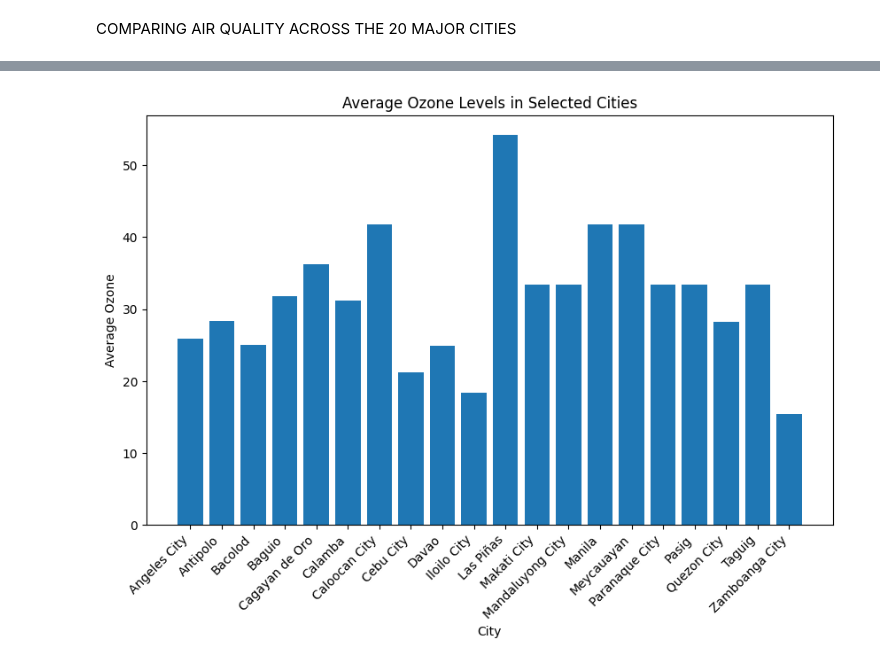
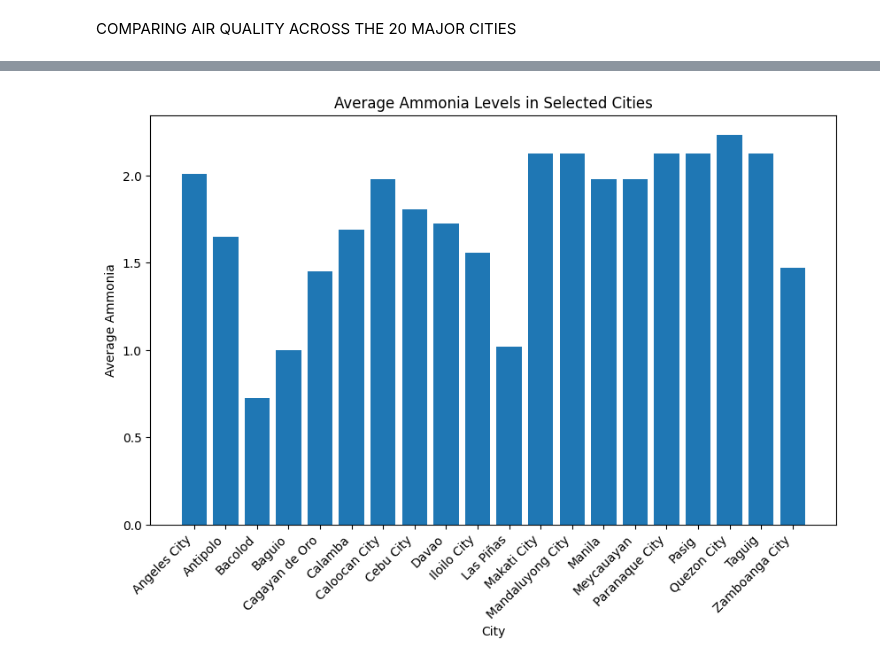
Before and after one commit to ParantarUrielAlexis/Spotify-Analysis, a Jupyter notebook: data.ipynb, the cells around one changed output, grey strips where cells are left out. Cells and saved outputs as stored; diff of their text form; code cells hidden in the pictures.

```diff
--- a/data.ipynb
+++ b/data.ipynb
@@ -255,6 +255,7 @@ filtered_df = df[df['city_name'].isin(desired_cities)]
 # Select the desired pollutant (e.g., 'components.nh3') and convert 'datetime' to datetime type
 pollutant_NO= 'components.no'
 pollutant_NO_rename = 'Nitric Oxide'
+filtered_df.loc[:, pollutant_NO] = np.log(filtered_df[pollutant_NO] + 1)
 # Group data by city and calculate the average pollutant level
 average_NO = filtered_df.groupby('city_name')[pollutant_NO].mean()
 
@@ -274,6 +275,7 @@ plt.show()
 # Select the desired pollutant (e.g., 'components.nh3') and convert 'datetime' to datetime type
 pollutant_NO2= 'components.no2'
 pollutant_NO2_rename = 'Nitrogen Dioxide'
+filtered_df.loc[:,pollutant_NO2] = np.log(filtered_df[pollutant_NO2] + 1)
 # Group data by city and calculate the average pollutant level
 average_NO2 = filtered_df.groupby('city_name')[pollutant_NO2].mean()
 
@@ -308,0 +350,19 @@ plt.show()
+# %%
+
+
+# Select the desired pollutant (e.g., 'components.nh3') and convert 'datetime' to datetime type
+pollutant_PM10= 'components.pm10'
+# Rename columns for readability
+pollutant_PM10_rename = 'PM10'
+filtered_df.loc[:,pollutant_PM10] = np.log(filtered_df[pollutant_PM10] + 1)
+# Group data by city and calculate the average pollutant level
+average_PM10 = filtered_df.groupby('city_name')[pollutant_PM2_5].mean()
+
+# Plot the average pollutant levels for each city
+plt.figure(figsize=(10, 6))
+plt.bar(average_PM10.index, average_PM10.values)
+plt.xlabel('City')
+plt.ylabel(f'Average {pollutant_PM10_rename}')
+plt.title(f'Average {pollutant_PM10_rename} Levels in Selected Cities')
+plt.xticks(rotation=45, ha='right')
+plt.show()
@@ -309,18 +371,20 @@ plt.show()
 # %%
+
+
 # Select the desired pollutant (e.g., 'components.nh3') and convert 'datetime' to datetime type
-pollutant_O3= 'components.o3'
-pollutant_O3_rename = 'Ozone'
-
+pollutant_NH3= 'components.nh3'
+pollutant_NH3_rename = 'Ammonia'
+filtered_df.loc[:,pollutant_NH3] = np.log(filtered_df[pollutant_NH3] + 1)
 # Group data by city and calculate the average pollutant level
-average_O3 = filtered_df.groupby('city_name')[pollutant_O3].mean()
+average_NH3 = filtered_df.groupby('city_name')[pollutant_NH3].mean()
 
 # Plot the average pollutant levels for each city
 plt.figure(figsize=(10, 6))
-plt.bar(average_O3.index, average_O3.values)
+plt.bar(average_NH3.index, average_NH3.values)
 plt.xlabel('City')
-plt.ylabel(f'Average {pollutant_O3_rename}')
-plt.title(f'Average {pollutant_O3_rename} Levels in Selected Cities')
+plt.ylabel(f'Average {pollutant_NH3_rename}')
+plt.title(f'Average {pollutant_NH3_rename} Levels in Selected Cities')
 plt.xticks(rotation=45, ha='right')
 plt.show()
 # %% [output]
-[figure, old version]
+[figure, new version]
```
Also changed, not shown: parts of 10 cells of this notebook.
